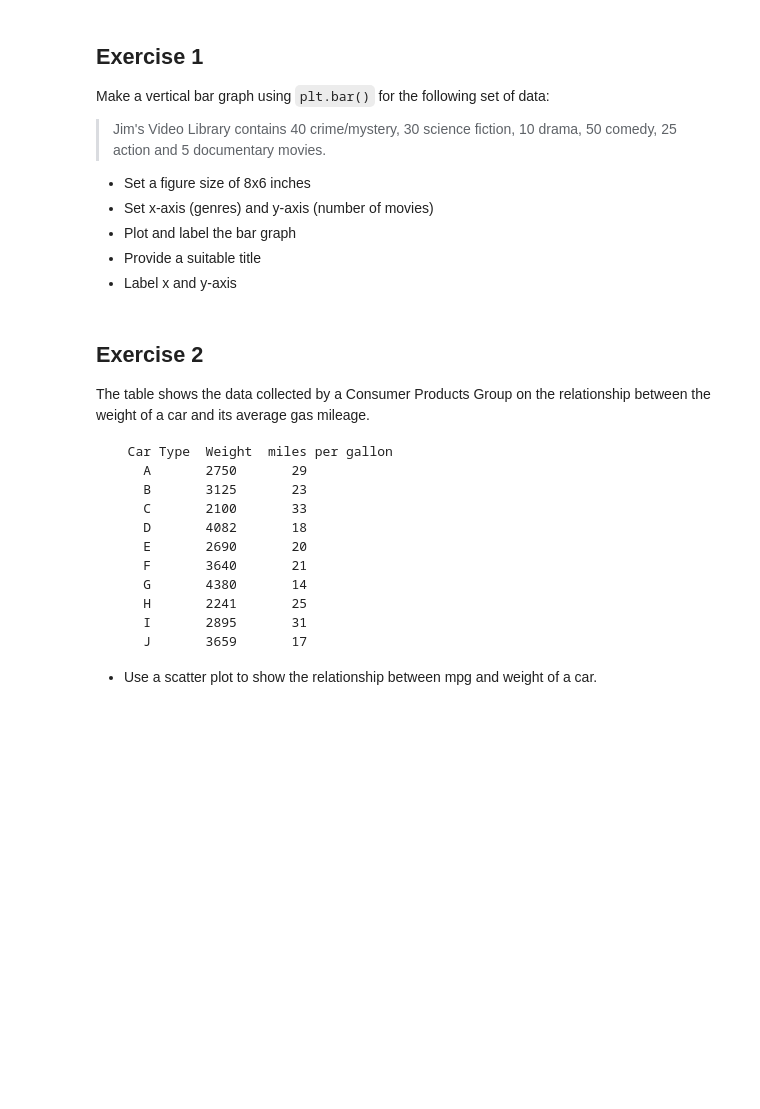
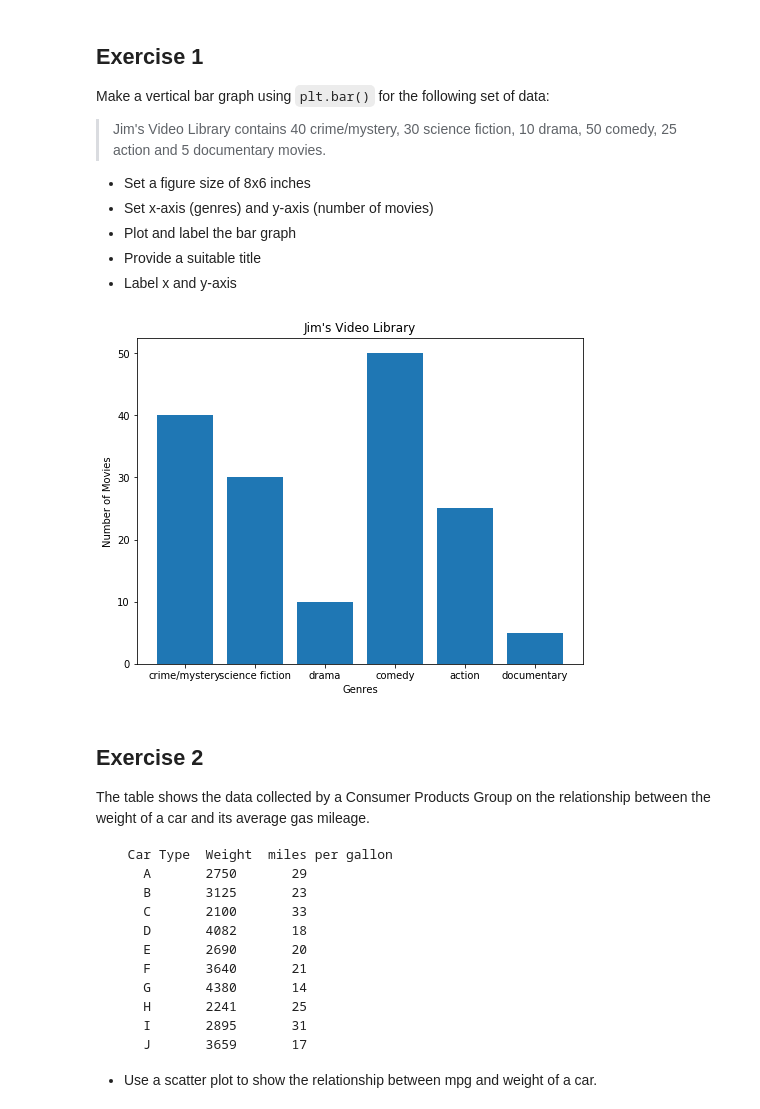
Before and after one commit to Laura-ShummonMaass/dsc-0-01-22-visualizing-data-lab-seattle-ds-career-040119, a Jupyter notebook: index.ipynb, the cells around one changed output. Drawn from its saved outputs; the diff is of its cells as text; code cells hidden in the pictures; blank space fills up the shorter version.

```diff
--- a/index.ipynb
+++ b/index.ipynb
@@ -23,30 +23,34 @@ Make a vertical bar graph using `plt.bar()` for the following set of data:
 # %%
 # import the required libraries
 import numpy as np
 import matplotlib.pyplot as plt
 
 y = [40, 30, 10, 50, 25, 5]
+x = np.arange(len(y))
+
 labels = ['crime/mystery', 'science fiction', 'drama', 'comedy', 'action', 'documentary']
 
 
 plt.figure(figsize=(8,6))
 plt.bar(x, y)
 
 plt.ylabel('Number of Movies')
 plt.xlabel('Genres')
 
 plt.title("Jim's Video Library")
 plt.xticks(x, labels)
 
 
 plt.show()
 
 
 # Plot vertical bars of fixed width by passing x and y values to .bar() function
 
 # Give a title to the bar graph
 
 # Output the final plot
+# %% [output]
+[figure, added]
 # %% [markdown]
 ## Exercise 2
 
```
